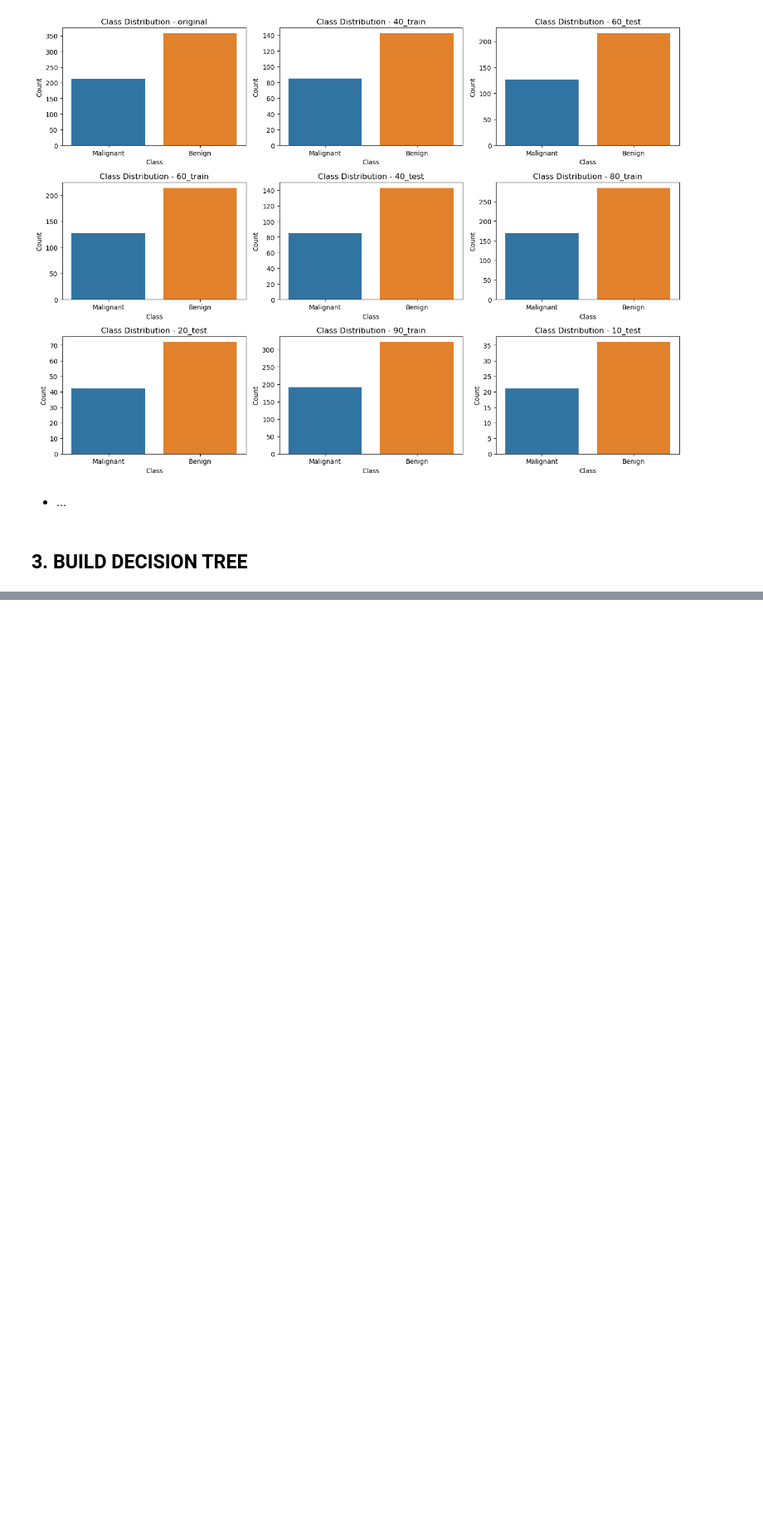
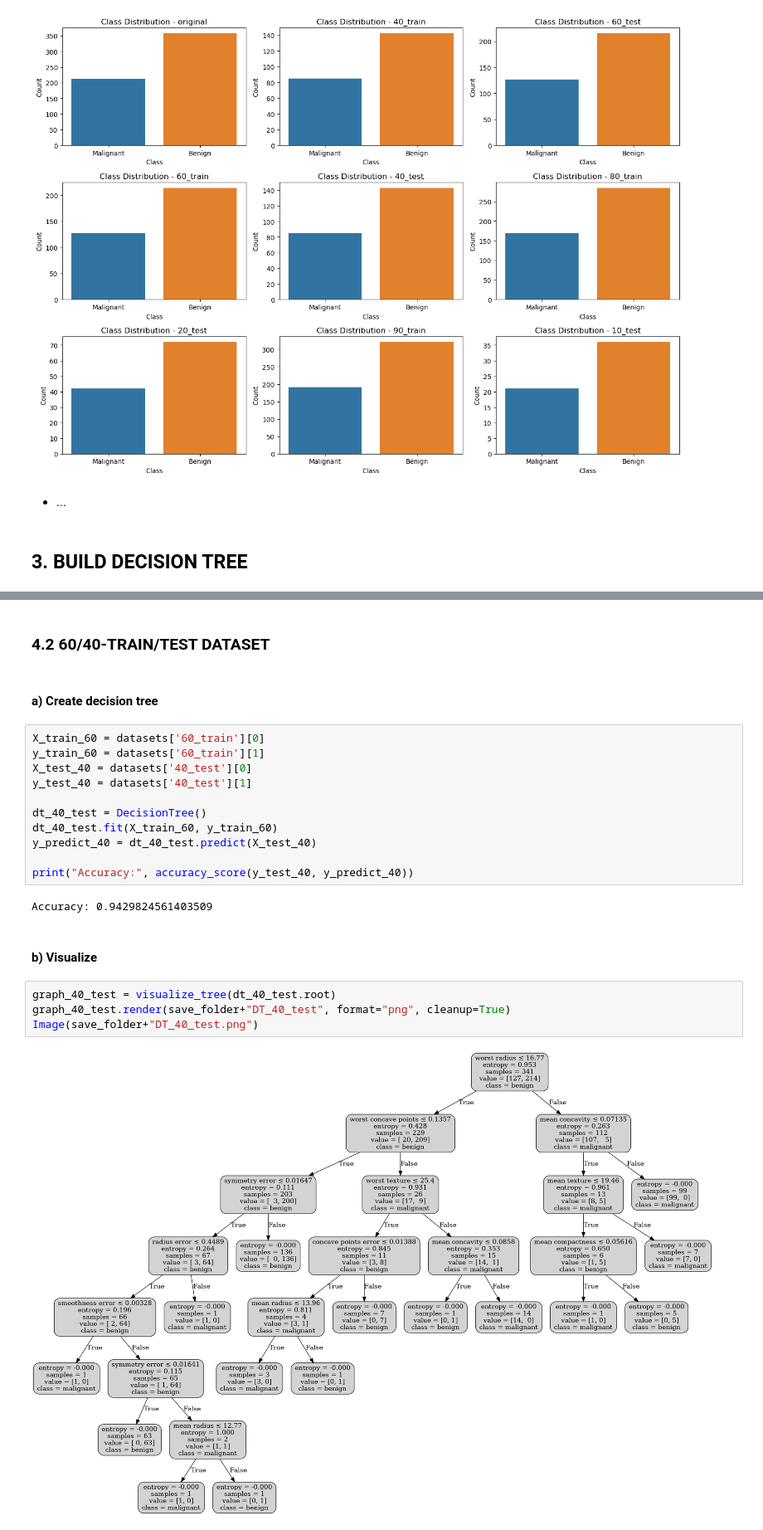
Before and after one commit to Tuyen572004/Decision-Tree, a Jupyter notebook: Source/Cancer/DecisionTree_Cancer.ipynb, the cells around one changed output, grey strips where cells are left out. Shown at 83% size. Cells and saved outputs as stored; diff of their text form; blank space fills up the shorter version.

```diff
--- a/Source/Cancer/DecisionTree_Cancer.ipynb
+++ b/Source/Cancer/DecisionTree_Cancer.ipynb
@@ -278,0 +293,25 @@ Image("decision_tree.png")
+# %% [markdown]
+### 4.2 60/40-TRAIN/TEST DATASET
+# %% [markdown]
+#### a) Create decision tree
+# %%
+X_train_60 = datasets['60_train'][0]
+y_train_60 = datasets['60_train'][1]
+X_test_40 = datasets['40_test'][0]
+y_test_40 = datasets['40_test'][1]
+
+dt_40_test = DecisionTree()
+dt_40_test.fit(X_train_60, y_train_60)
+y_predict_40 = dt_40_test.predict(X_test_40)
+
+print("Accuracy:", accuracy_score(y_test_40, y_predict_40))
+# %% [output]
+Accuracy: 0.9429824561403509
+# %% [markdown]
+#### b) Visualize
+# %%
+graph_40_test = visualize_tree(dt_40_test.root)
+graph_40_test.render(save_folder+"DT_40_test", format="png", cleanup=True)
+Image(save_folder+"DT_40_test.png")
+# %% [output]
+[figure, added]
```
Also changed, not shown: parts of 46 cells of this notebook, 12 other files.
